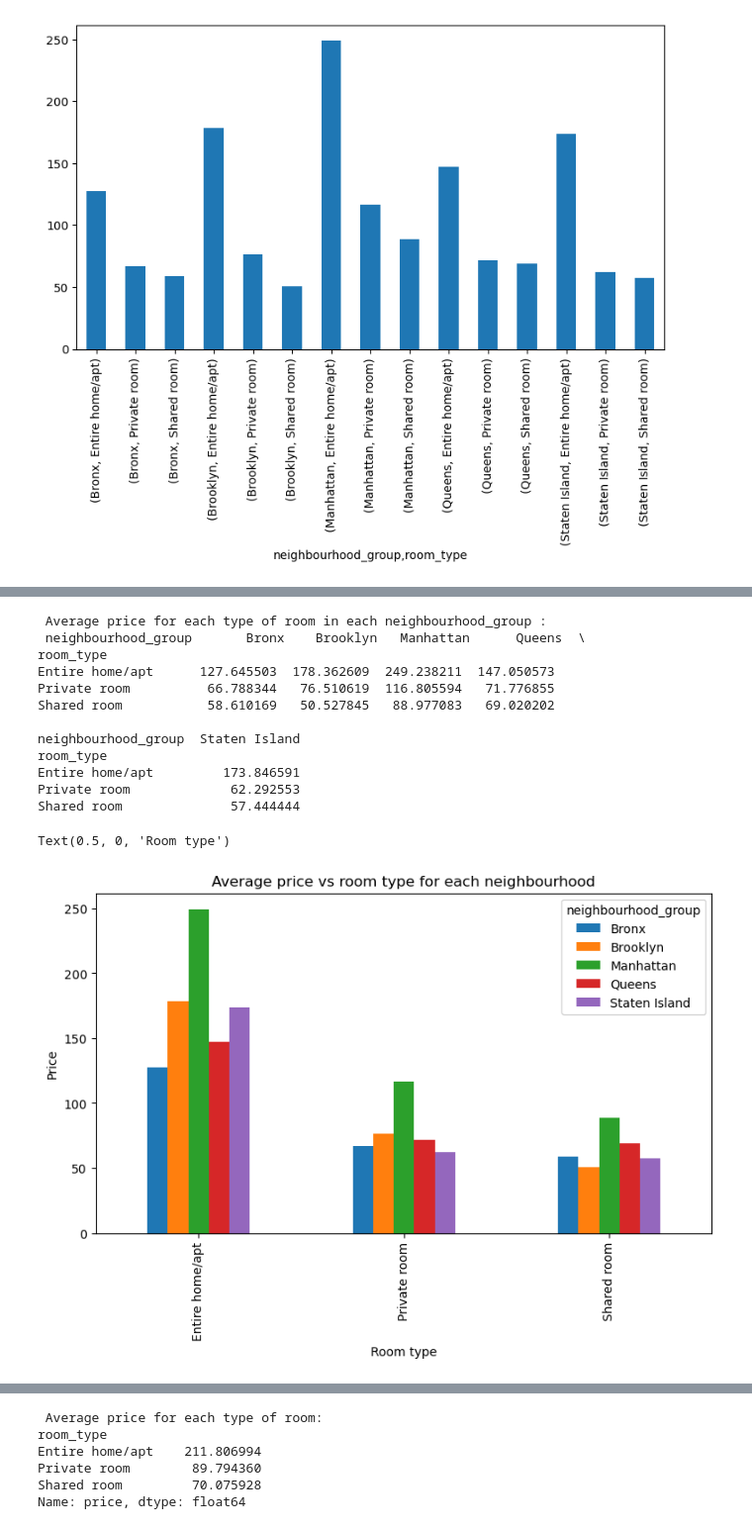
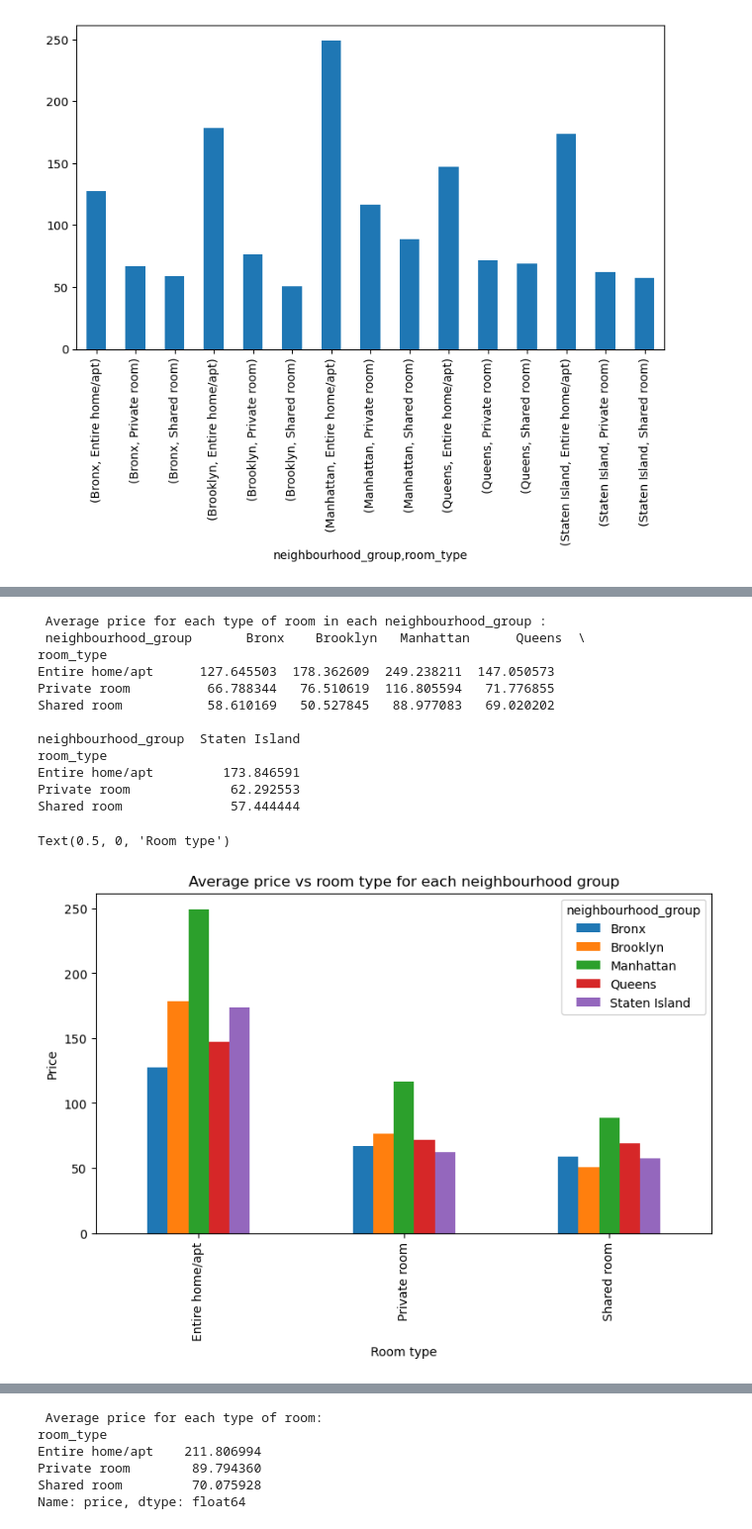
Before and after one commit to mdismailquraishicse/Capstone-Project-1--AirBnb, a Jupyter notebook: Capstone Project 1 - EDA.ipynb, the cells around one changed output, grey strips where cells are left out. Shown at 99% size. Saved outputs shown, nothing was run; the diff lists cells and outputs as text; code cells hidden in the pictures.

```diff
--- a/Capstone Project 1 - EDA.ipynb
+++ b/Capstone Project 1 - EDA.ipynb
@@ -338,24 +341,24 @@ Text(0.5, 0, 'Neighbourhood')
 # %%
 # Average price vs neighbourhood for each room type
 print(f" Average price for each type of room in each neighbourhood_group : \n {airbnb_df.groupby(['room_type','neighbourhood_group'])['price'].mean().unstack()}")
 airbnb_df.groupby(['room_type','neighbourhood_group'])['price'].mean().unstack().plot.bar()
-plt.title('Average price vs room type for each neighbourhood')
+plt.title('Average price vs room type for each neighbourhood group')
 plt.ylabel('Price')
 plt.xlabel('Room type')
 # %% [output]
  Average price for each type of room in each neighbourhood_group :
  neighbourhood_group       Bronx    Brooklyn   Manhattan      Queens  \
 room_type
 Entire home/apt      127.645503  178.362609  249.238211  147.050573
 Private room          66.788344   76.510619  116.805594   71.776855
 Shared room           58.610169   50.527845   88.977083   69.020202
 
 neighbourhood_group  Staten Island
 room_type
 Entire home/apt         173.846591
 Private room             62.292553
 Shared room              57.444444
 Text(0.5, 0, 'Room type')
-[figure, old version]
+[figure, new version]
 # %%
 # neighbourhood_group vs calculated_host_listings_count
```
Also changed, not shown: parts of 13 cells of this notebook.
